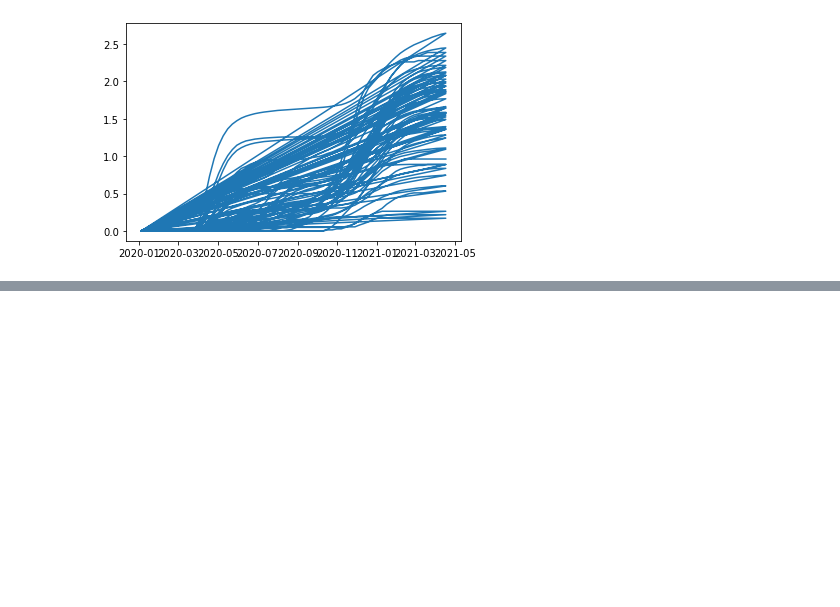
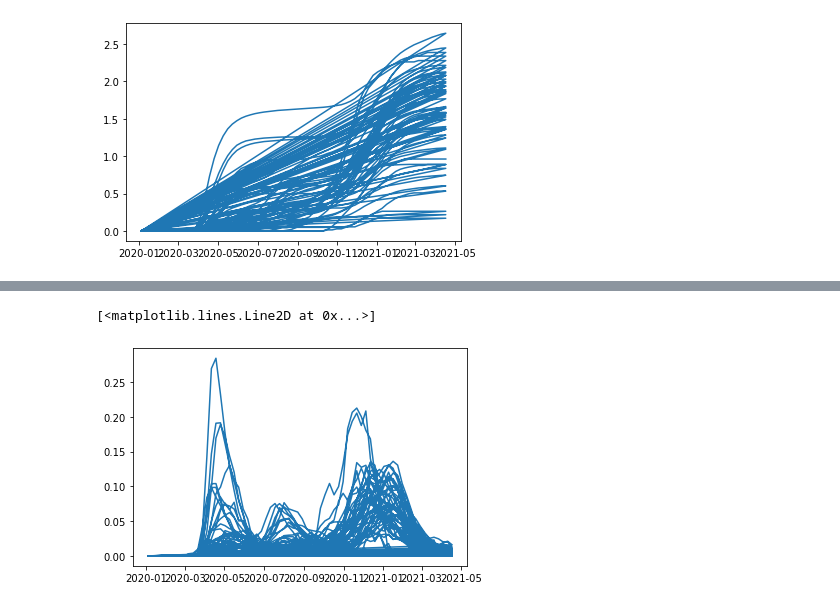
Before and after one commit to Corbin-Sparks/COVID-19-Capstone-2-Self-Analysis, a Jupyter notebook: COVID-19 Data Visualization.ipynb, the cells around one changed output, grey strips where cells are left out. Cells and saved outputs as stored; diff of their text form; code cells hidden in the pictures; blank space fills up the shorter version.

```diff
--- a/COVID-19 Data Visualization.ipynb
+++ b/COVID-19 Data Visualization.ipynb
@@ -108,0 +117,5 @@ sns.lineplot(x=x, y=y)
+# %%
+plt.plot(x, df.Deaths_norm)
+# %% [output]
+[<matplotlib.lines.Line2D at 0x...>]
+[figure, added]
```
Also changed, not shown: parts of 28 cells of this notebook.
